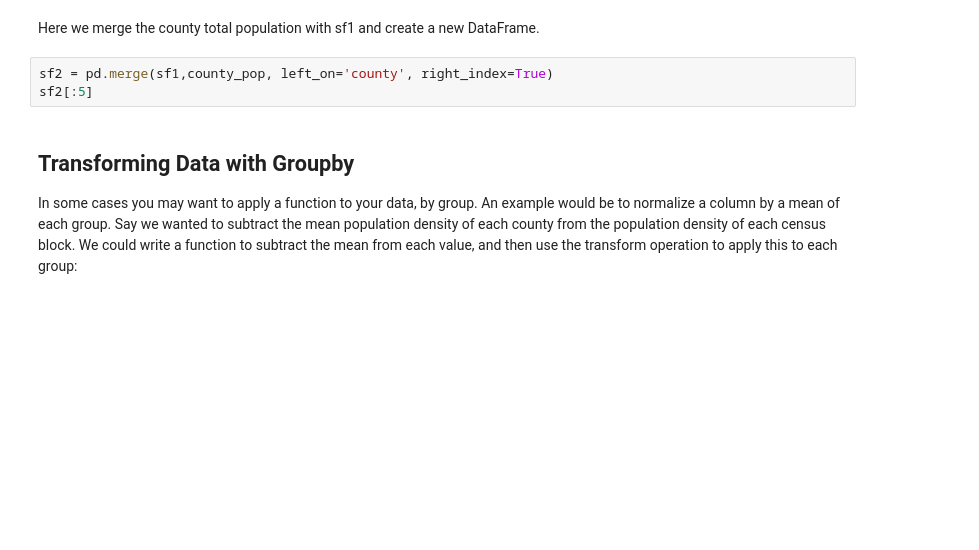
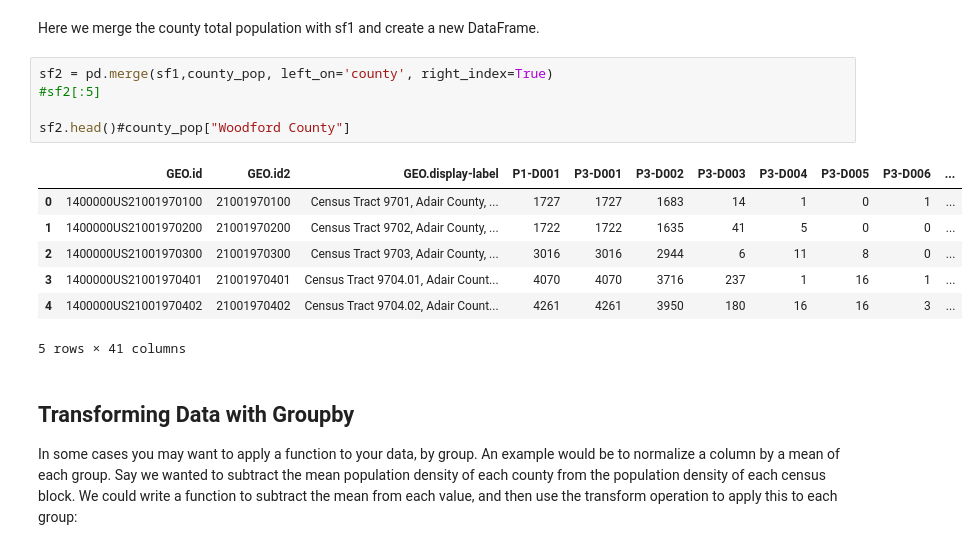
Before and after one commit to shafikamoni/ce599, a Jupyter notebook: 11-Grouping/groupby.ipynb, the cells around one changed output. Saved outputs shown, nothing was run; the diff lists cells and outputs as text; blank space fills up the shorter version.

```diff
--- a/11-Grouping/groupby.ipynb
+++ b/11-Grouping/groupby.ipynb
@@ -112,7 +193,17 @@ county_pop
 Here we merge the county total population with sf1 and create a new DataFrame.
 # %%
 sf2 = pd.merge(sf1,county_pop, left_on='county', right_index=True)
-sf2[:5]
+#sf2[:5]
+
+sf2.head()#county_pop["Woodford County"]
+# %% [output]
+|  | GEO.id | GEO.id2 | GEO.display-label | P1-D001 | P3-D001 | P3-D002 | P3-D003 | P3-D004 | P3-D005 | P3-D006 | ... |
+| 0 | 1400000US21001970100 | 21001970100 | Census Tract 9701, Adair County, ... | 1727 | 1727 | 1683 | 14 | 1 | 0 | 1 | ... |
+| 1 | 1400000US21001970200 | 21001970200 | Census Tract 9702, Adair County, ... | 1722 | 1722 | 1635 | 41 | 5 | 0 | 0 | ... |
+| 2 | 1400000US21001970300 | 21001970300 | Census Tract 9703, Adair County, ... | 3016 | 3016 | 2944 | 6 | 11 | 8 | 0 | ... |
+| 3 | 1400000US21001970401 | 21001970401 | Census Tract 9704.01, Adair Count... | 4070 | 4070 | 3716 | 237 | 1 | 16 | 1 | ... |
+| 4 | 1400000US21001970402 | 21001970402 | Census Tract 9704.02, Adair Count... | 4261 | 4261 | 3950 | 180 | 16 | 16 | 3 | ... |
+5 rows × 41 columns
 # %% [markdown]
 ## Transforming Data with Groupby
 
```
Also changed, not shown: parts of 38 cells of this notebook.
